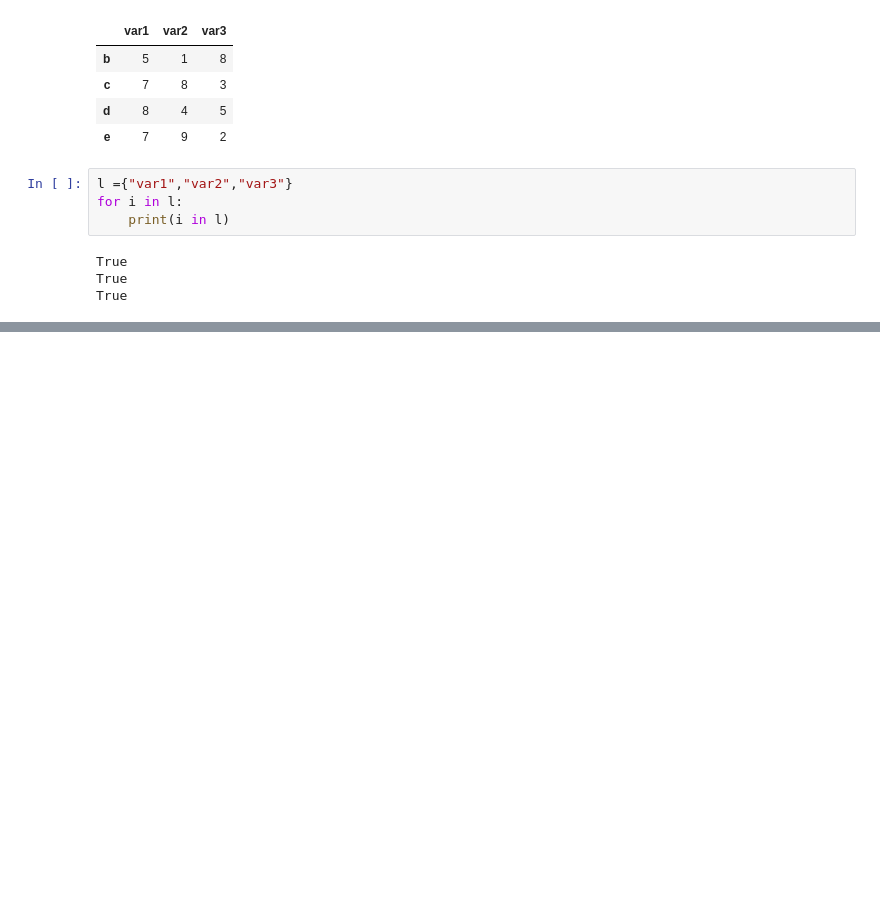
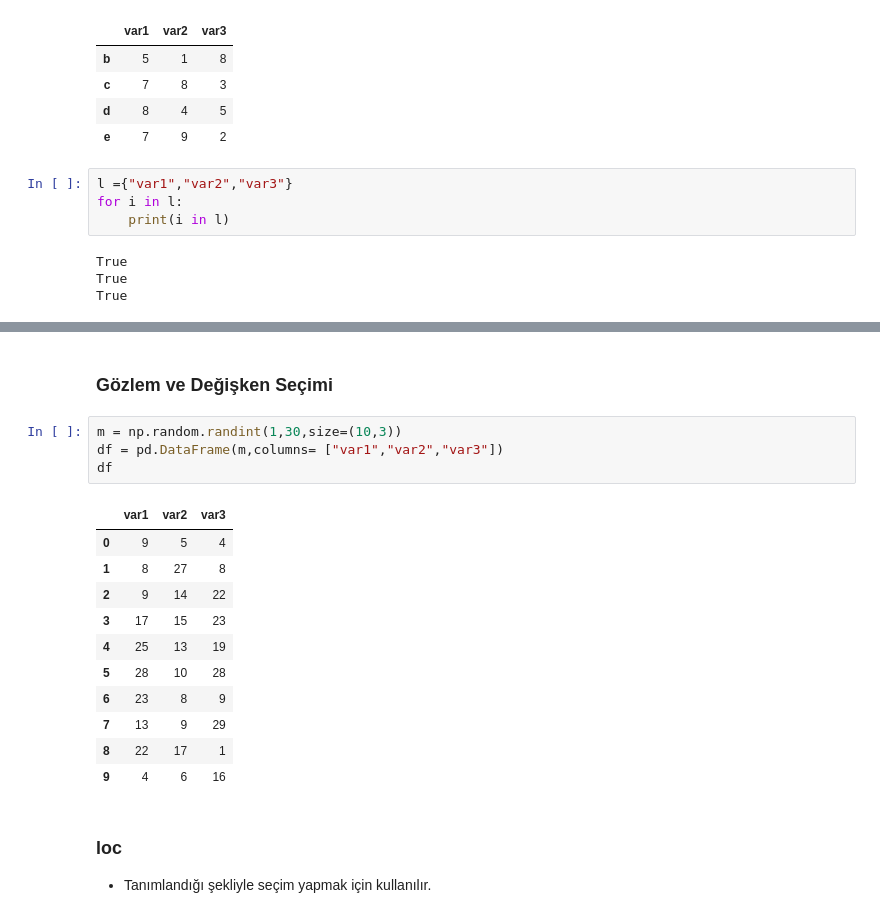
Before and after one commit to cokalonur001/YetGenPython, a Jupyter notebook: 11.Hafta/Eğitim Öncesi Uygulamalar/11.Hafta.ipynb, the cells around one changed output, grey strips where cells are left out. Drawn from its saved outputs; the diff is of its cells as text; blank space fills up the shorter version.

```diff
--- a/11.Hafta/Eğitim Öncesi Uygulamalar/11.Hafta.ipynb
+++ b/11.Hafta/Eğitim Öncesi Uygulamalar/11.Hafta.ipynb
@@ -321,0 +352,21 @@ True
+# %% [markdown]
+### Gözlem ve Değişken Seçimi
+# %%
+m = np.random.randint(1,30,size=(10,3))
+df = pd.DataFrame(m,columns= ["var1","var2","var3"])
+df
+# %% [output]
+|  | var1 | var2 | var3 |
+| 0 | 9 | 5 | 4 |
+| 1 | 8 | 27 | 8 |
+| 2 | 9 | 14 | 22 |
+| 3 | 17 | 15 | 23 |
+| 4 | 25 | 13 | 19 |
+| 5 | 28 | 10 | 28 |
+| 6 | 23 | 8 | 9 |
+| 7 | 13 | 9 | 29 |
+| 8 | 22 | 17 | 1 |
+| 9 | 4 | 6 | 16 |
+# %% [markdown]
+### loc
+- Tanımlandığı şekliyle seçim yapmak için kullanılır.
```
Also changed, not shown: parts of 28 cells of this notebook.
